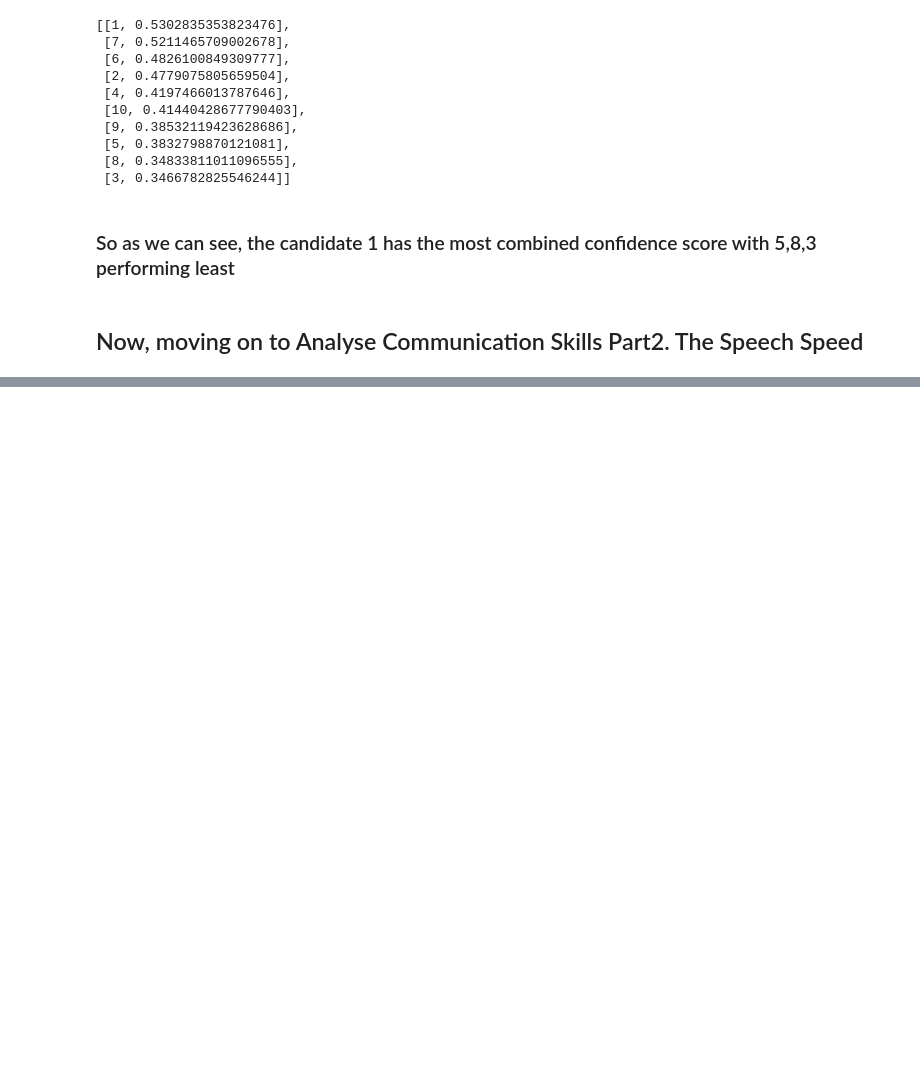
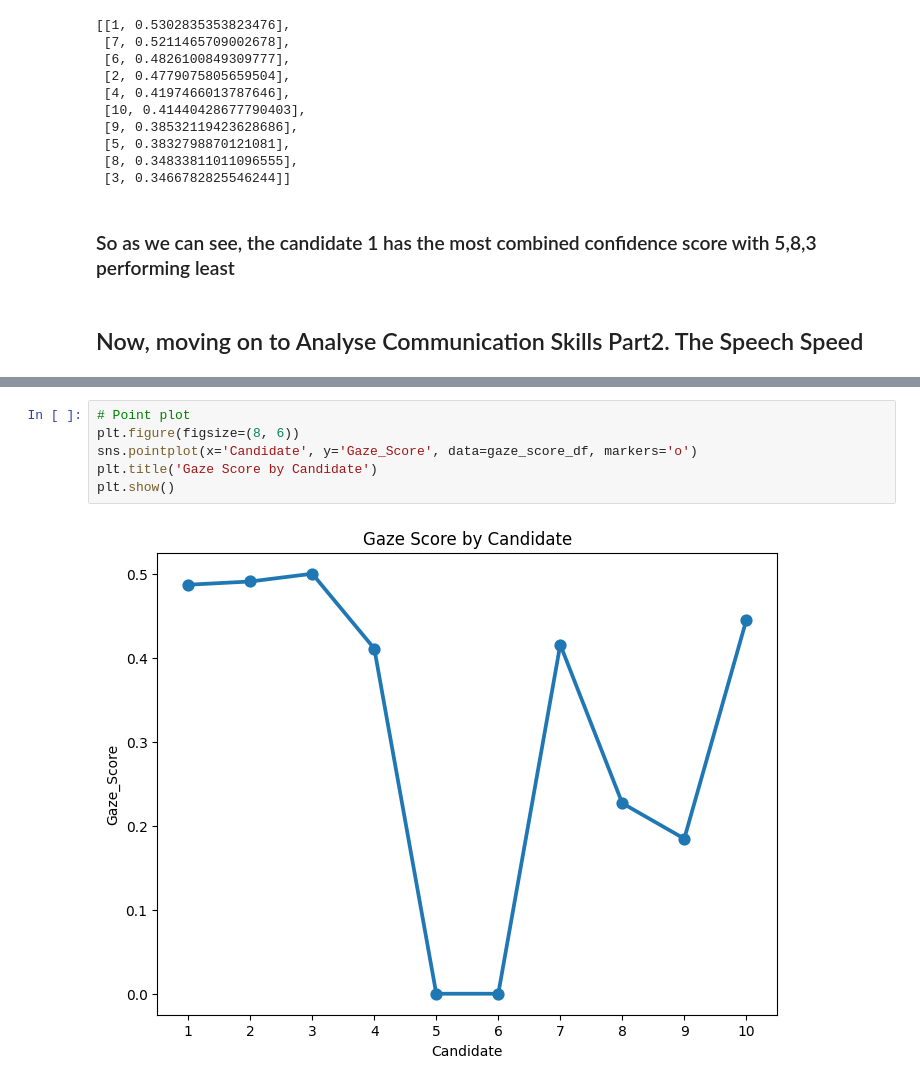
Before and after one commit to AGAMPANDEYY/Interview-NLP-Analytics, a Jupyter notebook: eda.ipynb, the cells around one changed output, grey strips where cells are left out. Drawn from its saved outputs; the diff is of its cells as text; blank space fills up the shorter version.

```diff
--- a/eda.ipynb
+++ b/eda.ipynb
@@ -292,0 +553,8 @@ sorted_comb_conf
+# %%
+# Point plot
+plt.figure(figsize=(8, 6))
+sns.pointplot(x='Candidate', y='Gaze_Score', data=gaze_score_df, markers='o')
+plt.title('Gaze Score by Candidate')
+plt.show()
+# %% [output]
+[figure, added]
```
Also changed, not shown: parts of 22 cells of this notebook, 1 other file.
